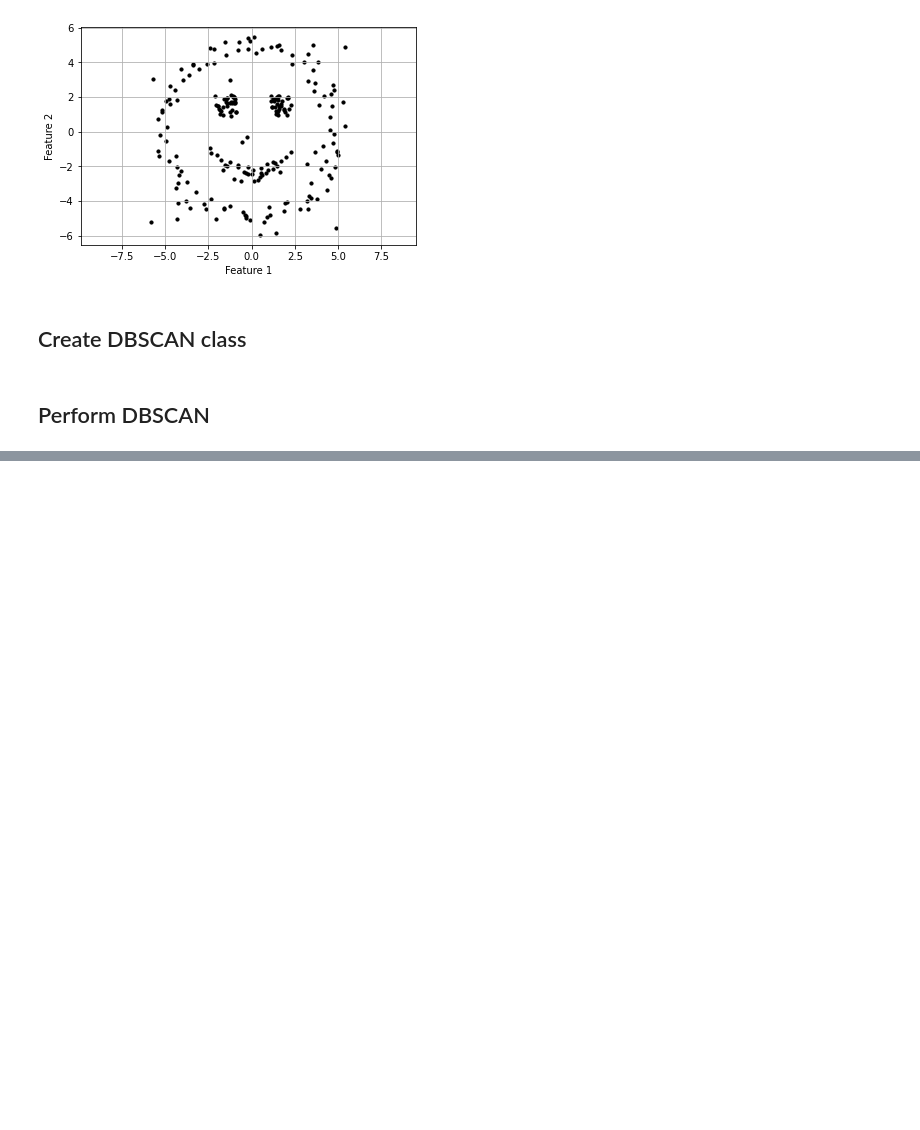
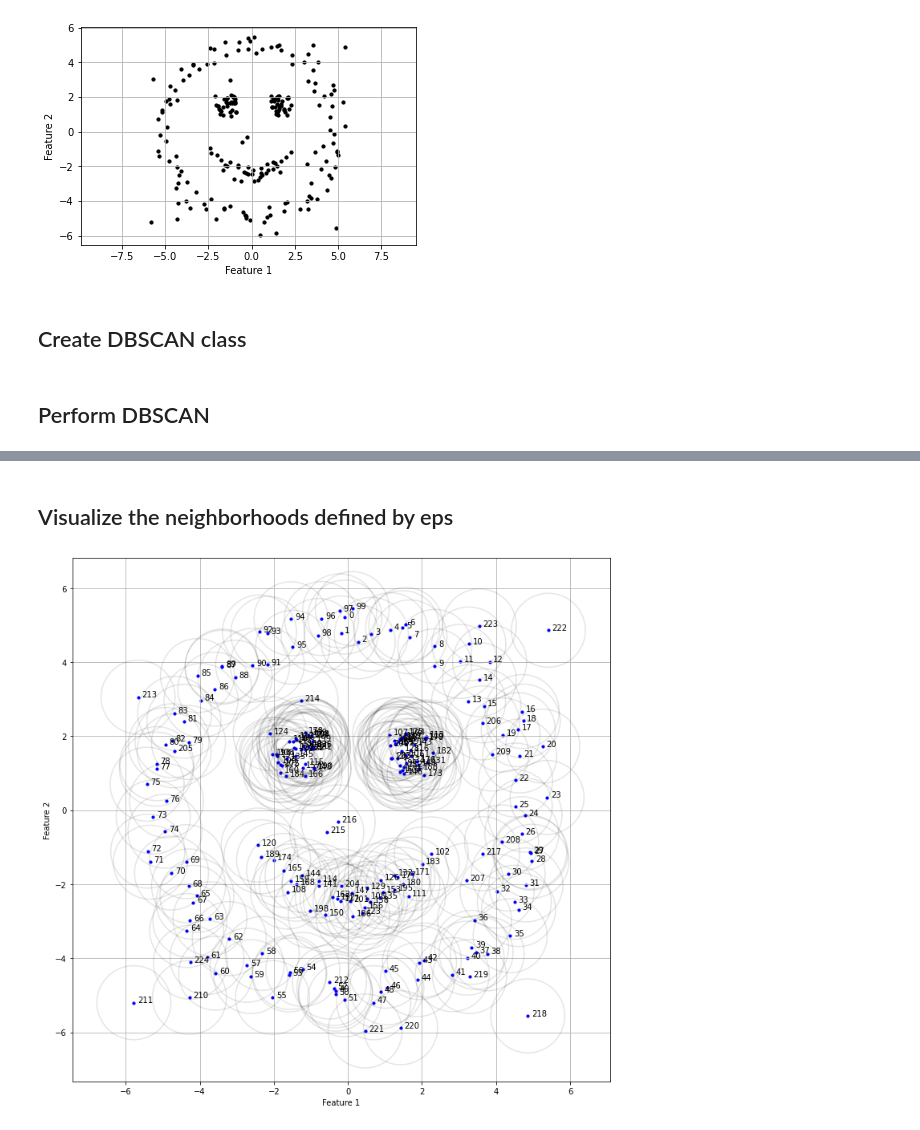
Before and after one commit to kspilario/DS397_comp, a Jupyter notebook: Clustering/dbscan_smiley.ipynb, the cells around one changed output, grey strips where cells are left out. Saved outputs shown, nothing was run; the diff lists cells and outputs as text; code cells hidden in the pictures; blank space fills up the shorter version.

```diff
--- a/Clustering/dbscan_smiley.ipynb
+++ b/Clustering/dbscan_smiley.ipynb
@@ -98,0 +103,16 @@ plt.show()
+# %% [markdown]
+## Visualize the neighborhoods defined by eps
+# %%
+th = np.linspace(0,2*np.pi)
+plt.figure(figsize=(12,12))
+plt.scatter(X[:,0], X[:,1], c='b', s=10)
+for i in range(len(X)):
+    plt.text(X[i,0]+0.1, X[i,1], s=f'{i}')
+    plt.plot(X[i,0] + np.cos(th), X[i,1] + np.sin(th), c='k', alpha=0.1)
+plt.axis('equal')
+plt.xlabel('Feature 1')
+plt.ylabel('Feature 2')
+plt.grid()
+plt.show()
+# %% [output]
+[figure, added]
```
Also changed, not shown: parts of 4 cells of this notebook.
